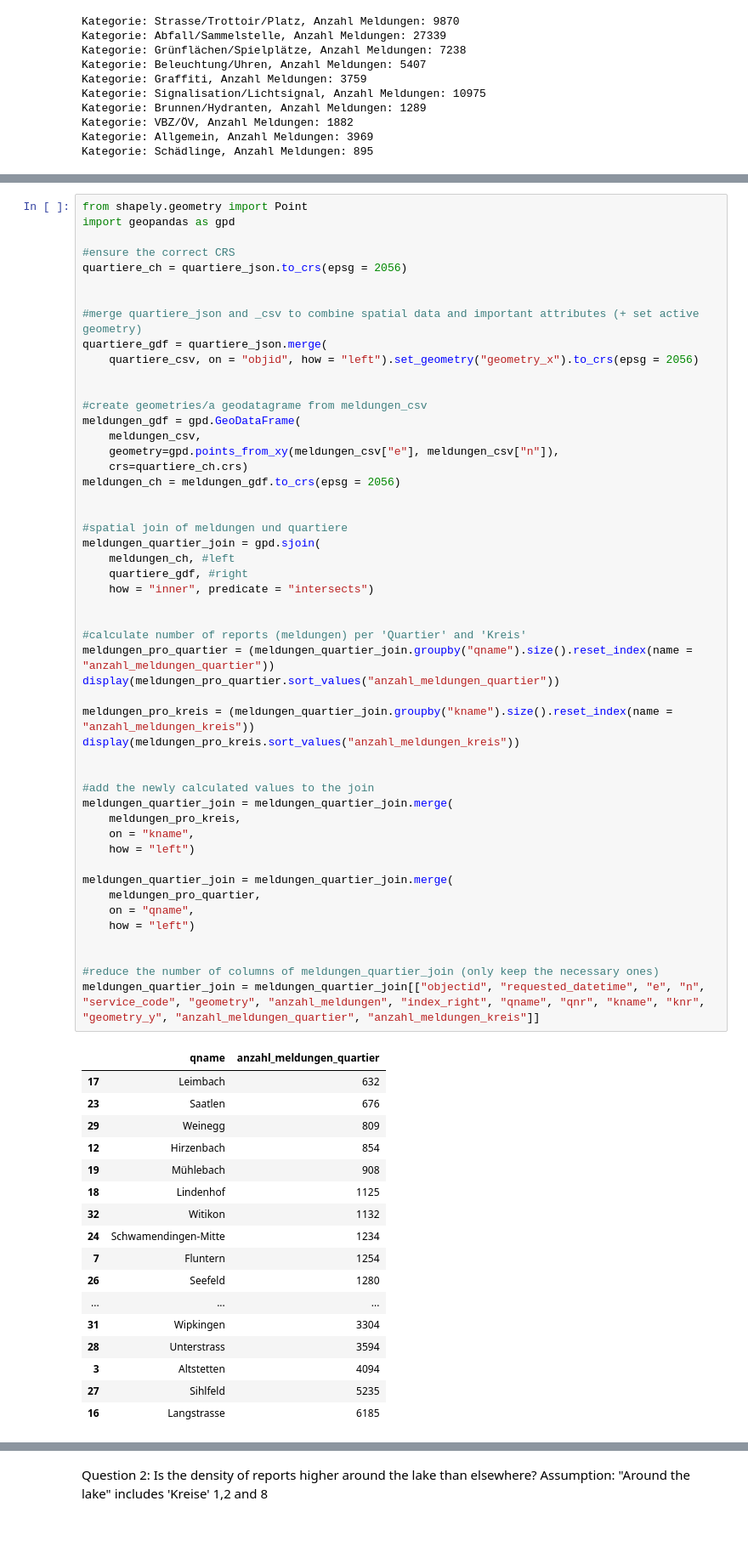
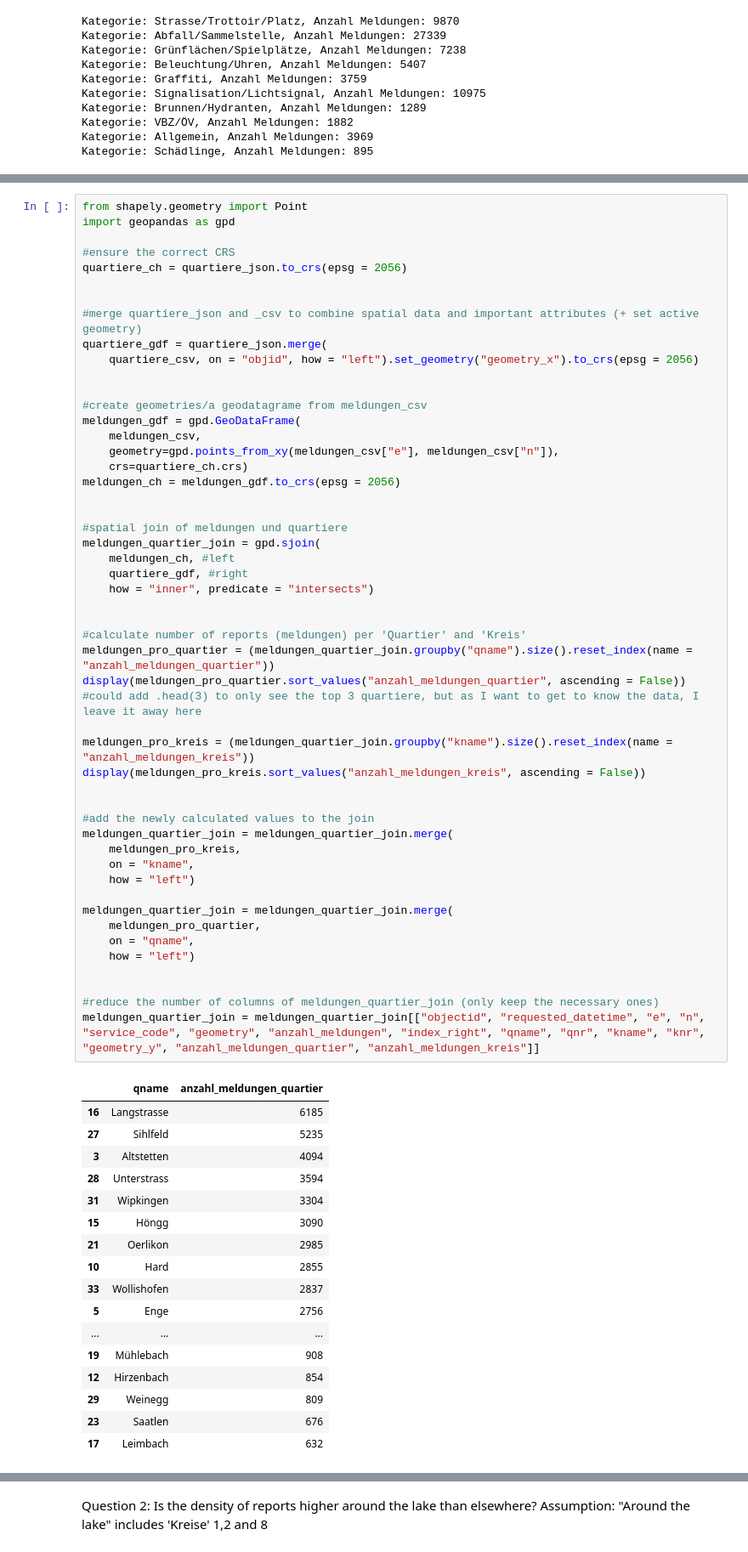
Before and after one commit to eelin-eelin/SDS210-project, a Jupyter notebook: notebooks/Project Notebook 1.ipynb, the cells around one changed output, grey strips where cells are left out. Shown at 85% size. Drawn from its saved outputs; the diff is of its cells as text.

```diff
--- a/notebooks/Project Notebook 1.ipynb
+++ b/notebooks/Project Notebook 1.ipynb
@@ -83,49 +81,49 @@ meldungen_ch = meldungen_gdf.to_crs(epsg = 2056)
 
 #spatial join of meldungen und quartiere
 meldungen_quartier_join = gpd.sjoin(
     meldungen_ch, #left
     quartiere_gdf, #right
     how = "inner", predicate = "intersects")
 
 
 #calculate number of reports (meldungen) per 'Quartier' and 'Kreis'
 meldungen_pro_quartier = (meldungen_quartier_join.groupby("qname").size().reset_index(name = "anzahl_meldungen_quartier"))
-display(meldungen_pro_quartier.sort_values("anzahl_meldungen_quartier"))
+display(meldungen_pro_quartier.sort_values("anzahl_meldungen_quartier", ascending = False)) #could add .head(3) to only see the top 3 quartiere, but as I want to get to know the data, I leave it away here
 
 meldungen_pro_kreis = (meldungen_quartier_join.groupby("kname").size().reset_index(name = "anzahl_meldungen_kreis"))
-display(meldungen_pro_kreis.sort_values("anzahl_meldungen_kreis"))
+display(meldungen_pro_kreis.sort_values("anzahl_meldungen_kreis", ascending = False))
 
 
 #add the newly calculated values to the join
 meldungen_quartier_join = meldungen_quartier_join.merge(
     meldungen_pro_kreis,
     on = "kname",
     how = "left")
 
 meldungen_quartier_join = meldungen_quartier_join.merge(
     meldungen_pro_quartier,
     on = "qname",
     how = "left")
 
 
 #reduce the number of columns of meldungen_quartier_join (only keep the necessary ones)
 meldungen_quartier_join = meldungen_quartier_join[["objectid", "requested_datetime", "e", "n", "service_code", "geometry", "anzahl_meldungen", "index_right", "qname", "qnr", "kname", "knr", "geometry_y", "anzahl_meldungen_quartier", "anzahl_meldungen_kreis"]]
 # %% [output]
 |  | qname | anzahl_meldungen_quartier |
+| 16 | Langstrasse | 6185 |
+| 27 | Sihlfeld | 5235 |
+| 3 | Altstetten | 4094 |
+| 28 | Unterstrass | 3594 |
+| 31 | Wipkingen | 3304 |
+| 15 | Höngg | 3090 |
+| 21 | Oerlikon | 2985 |
+| 10 | Hard | 2855 |
+| 33 | Wollishofen | 2837 |
+| 5 | Enge | 2756 |
+| ... | ... | ... |
+| 19 | Mühlebach | 908 |
+| 12 | Hirzenbach | 854 |
+| 29 | Weinegg | 809 |
+| 23 | Saatlen | 676 |
 | 17 | Leimbach | 632 |
-| 23 | Saatlen | 676 |
-| 29 | Weinegg | 809 |
-| 12 | Hirzenbach | 854 |
-| 19 | Mühlebach | 908 |
-| 18 | Lindenhof | 1125 |
-| 32 | Witikon | 1132 |
-| 24 | Schwamendingen-Mitte | 1234 |
-| 7 | Fluntern | 1254 |
-| 26 | Seefeld | 1280 |
-| ... | ... | ... |
-| 31 | Wipkingen | 3304 |
-| 28 | Unterstrass | 3594 |
-| 3 | Altstetten | 4094 |
-| 27 | Sihlfeld | 5235 |
-| 16 | Langstrasse | 6185 |
 |  | kname | anzahl_meldungen_kreis |
```
Also changed, not shown: parts of 4 cells of this notebook.
